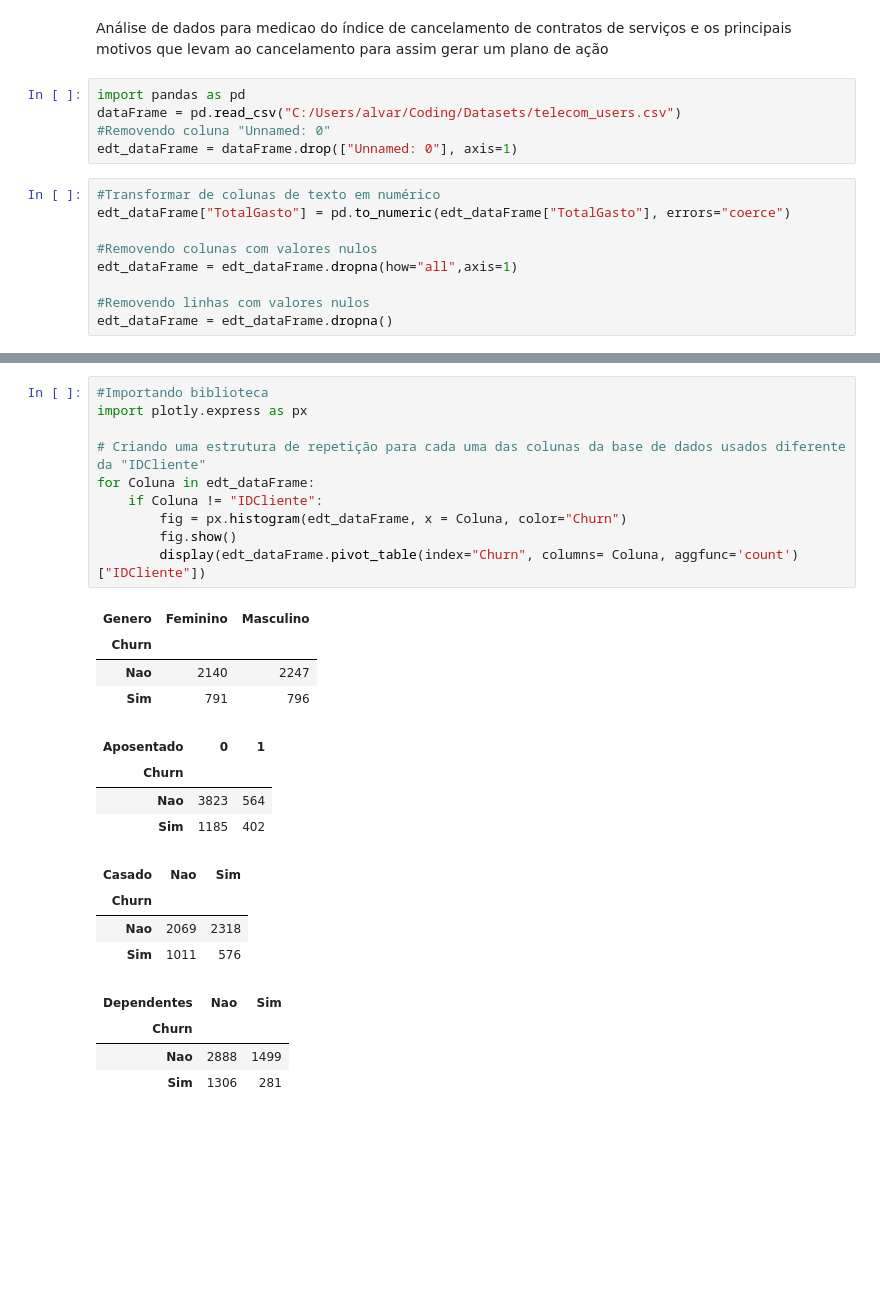
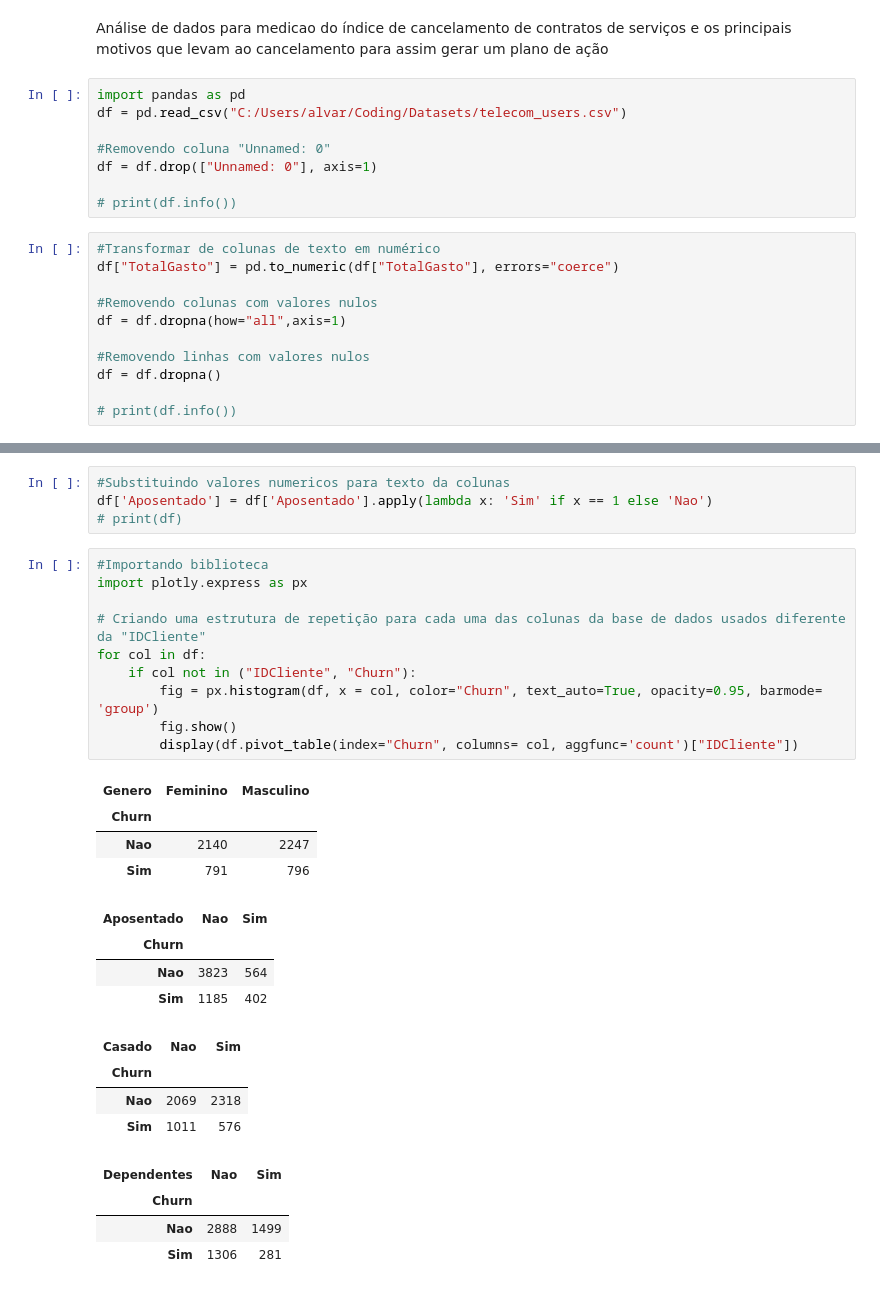
Before and after one commit to AlvaroSilva90/Analise_Cancelamentos, a Jupyter notebook: Analise de Contratos.ipynb, the cells around one changed output, grey strips where cells are left out. Saved outputs shown, nothing was run; the diff lists cells and outputs as text; blank space fills up the shorter version.

```diff
--- a/Analise de Contratos.ipynb
+++ b/Analise de Contratos.ipynb
@@ -2,17 +2,22 @@
 Análise de dados para medicao do índice de cancelamento de contratos de serviços e os principais motivos que levam ao cancelamento para assim gerar um plano de ação
 # %%
 import pandas as pd
-dataFrame = pd.read_csv("C:/Users/alvar/Coding/Datasets/telecom_users.csv")
+df = pd.read_csv("C:/Users/alvar/Coding/Datasets/telecom_users.csv")
+
 #Removendo coluna "Unnamed: 0"
-edt_dataFrame = dataFrame.drop(["Unnamed: 0"], axis=1)
+df = df.drop(["Unnamed: 0"], axis=1)
+
+# print(df.info())
 # %%
 #Transformar de colunas de texto em numérico
-edt_dataFrame["TotalGasto"] = pd.to_numeric(edt_dataFrame["TotalGasto"], errors="coerce")
+df["TotalGasto"] = pd.to_numeric(df["TotalGasto"], errors="coerce")
 
 #Removendo colunas com valores nulos
-edt_dataFrame = edt_dataFrame.dropna(how="all",axis=1)
+df = df.dropna(how="all",axis=1)
 
 #Removendo linhas com valores nulos
-edt_dataFrame = edt_dataFrame.dropna()
+df = df.dropna()
+
+# print(df.info())
 # %%
 #Calculando valores de taxa e número de cancelamentos
@@ -25,22 +30,26 @@ Name: Churn, dtype: int64
 Nao    73.43%
 Sim    26.57%
 Name: Churn, dtype: object
+# %%
+#Substituindo valores numericos para texto da colunas
+df['Aposentado'] = df['Aposentado'].apply(lambda x: 'Sim' if x == 1 else 'Nao')
+# print(df)
 # %%
 #Importando biblioteca
 import plotly.express as px
 
 # Criando uma estrutura de repetição para cada uma das colunas da base de dados usados diferente da "IDCliente"
-for Coluna in edt_dataFrame:
-    if Coluna != "IDCliente":
-        fig = px.histogram(edt_dataFrame, x = Coluna, color="Churn")
+for col in df:
+    if col not in ("IDCliente", "Churn"):
+        fig = px.histogram(df, x = col, color="Churn", text_auto=True, opacity=0.95, barmode= 'group')
         fig.show()
-        display(edt_dataFrame.pivot_table(index="Churn", columns= Coluna, aggfunc='count')["IDCliente"])
+        display(df.pivot_table(index="Churn", columns= col, aggfunc='count')["IDCliente"])
 # %% [output]
 | Genero | Feminino | Masculino |
 | Churn |  |  |
 | Nao | 2140 | 2247 |
 | Sim | 791 | 796 |
-| Aposentado | 0 | 1 |
+| Aposentado | Nao | Sim |
 | Churn |  |  |
 | Nao | 3823 | 564 |
 | Sim | 1185 | 402 |
```
Also changed, not shown: parts of 3 cells of this notebook.
